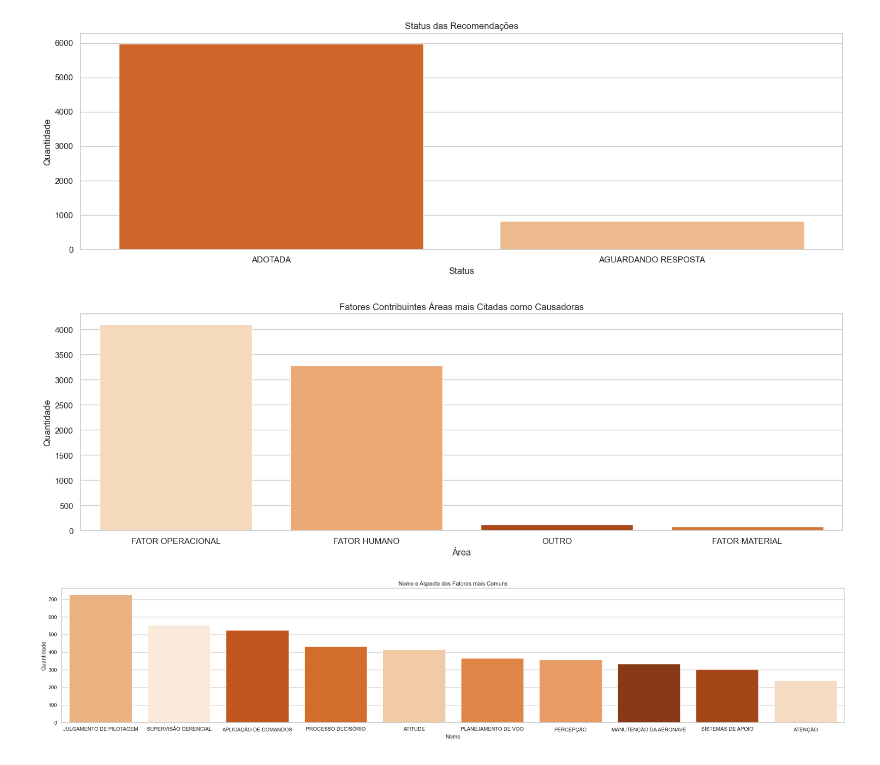
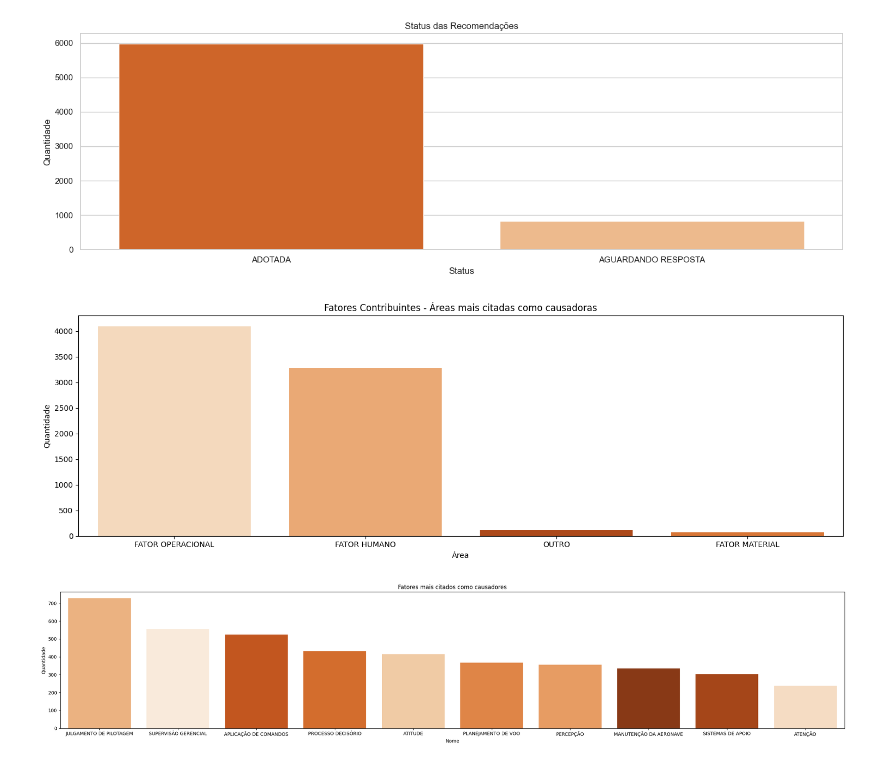
Before and after one commit to GabrielCosta45/analise_aeronautica, a Jupyter notebook: voos_seguros.ipynb, the cells around one changed output. Cells and saved outputs as stored; diff of their text form; code cells hidden in the pictures.

```diff
--- a/voos_seguros.ipynb
+++ b/voos_seguros.ipynb
@@ -246,7 +248,7 @@ plt.show()
 # %%
 import geopandas as gpd
-import pandas as pd
-import matplotlib.pyplot as plt
+
+# Estados do Brasil com shapefile
 
 # Caminho para o shapefile (use 'r' para evitar problemas com barras invertidas)
 caminho_shapefile = r'C:\Users\gahco\OneDrive\Documentos\BR_UF_2024\BR_UF_2024.shp'
@@ -277,7 +279,7 @@ mapa.plot(
 )
 
 # 6. Personalizar o gráfico
-ax.set_title('Número de Ocorrências por Estado (Brasil)', fontsize=16)
+ax.set_title('Mancha de calor das ocorrências por Estado (Brasil)', fontsize=16)
 ax.axis('off')
 
 # 7. Adicionar rótulos com siglas dos estados
@@ -464,28 +472,30 @@ plt.show()
 # %% [output]
 [figure]
 # %%
-#Fatores Contribuintes Áreas mais citadas como causadoras (fator_area)
+# Fatores contribuintes - Areas mais citadas como causadoras
+
 plt.figure(figsize=(15, 5))
 top_fator_area = df['fator_area'].value_counts().nlargest(10).index
 # Gráfico de barras
 sns.countplot(
     data=df[df['fator_area'].isin(top_fator_area)],
     x='fator_area',
     hue='fator_area',
     order=top_fator_area,
     palette='Oranges',
     legend=False
 )
-plt.title('Fatores Contribuintes Áreas mais Citadas como Causadoras')
+plt.title('Fatores Contribuintes - Áreas mais citadas como causadoras')
 plt.xlabel('Área')
 plt.ylabel('Quantidade')
 plt.xticks(rotation=0)
 plt.tight_layout()
 plt.show()
 # %% [output]
-[figure, old version]
+[figure, new version]
 # %%
-# Nome e aspecto dos fatores mais comuns (fator_nome, fator_aspecto, fator_condicionante)
+# Fatores mais citados como causadores
+
 plt.figure(figsize=(24, 5))
 top_fator_nome = df['fator_nome'].value_counts().nlargest(10).index
 # Gráfico de barras
@@ -497,11 +507,11 @@ sns.countplot(
     palette='Oranges',
     legend=False
 )
-plt.title('Nome e Aspecto dos Fatores mais Comuns')
+plt.title('Fatores mais citados como causadores')
 plt.xlabel('Nome')
 plt.ylabel('Quantidade')
 plt.xticks(rotation=0)
 plt.tight_layout()
 plt.show()
 # %% [output]
-[figure, old version]
+[figure, new version]
```
Also changed, not shown: parts of 12 cells of this notebook.
